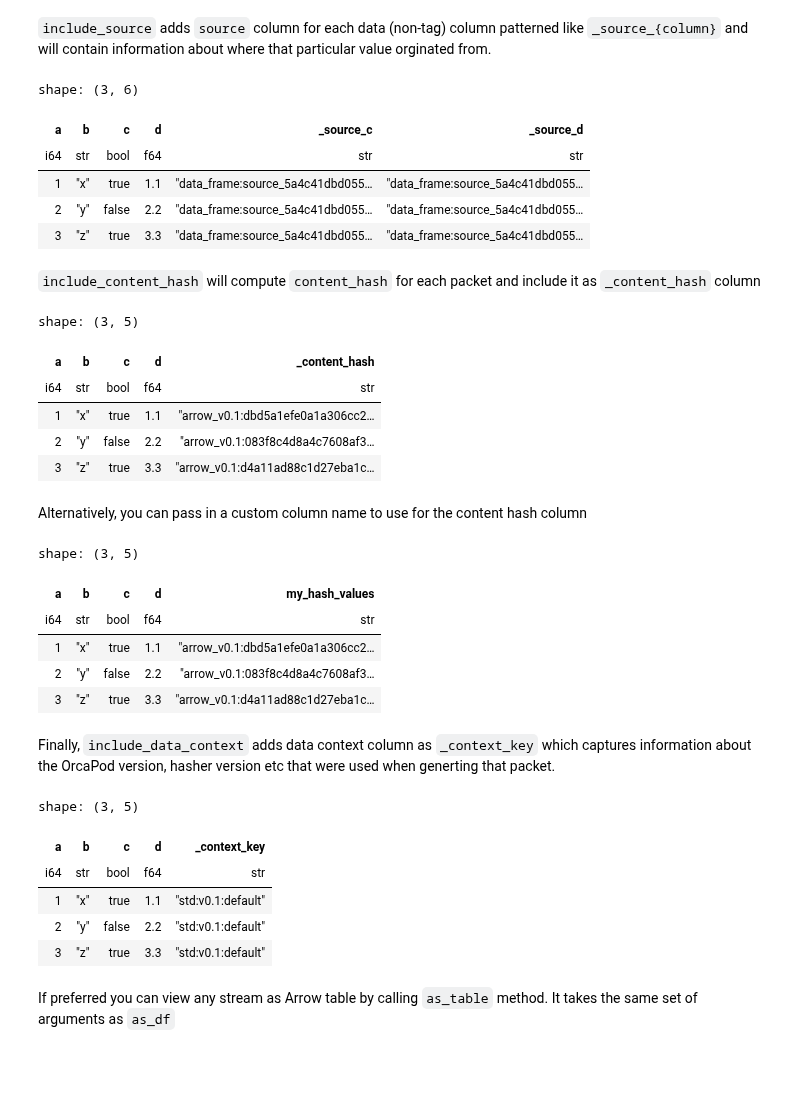
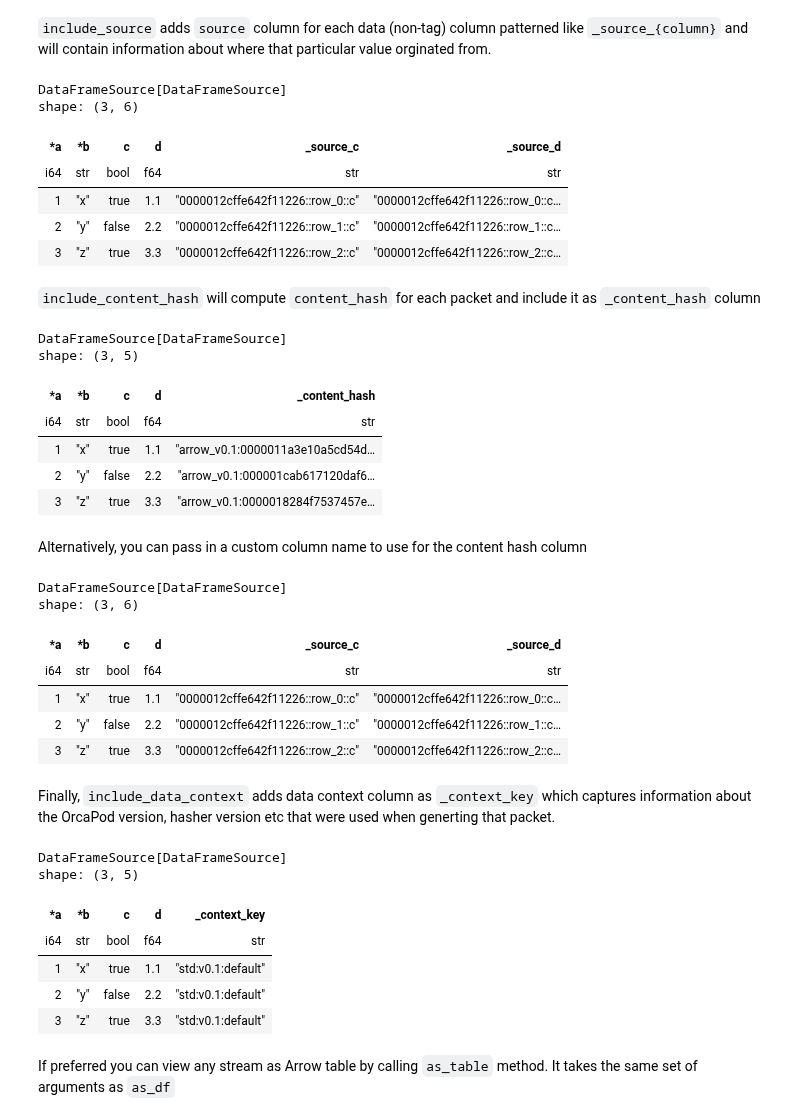
Before and after one commit to nauticalab/orcapod-python, a Jupyter notebook: notebooks/tutorials/01_introduction_to_orcapod.ipynb, the cells around one changed output. Drawn from its saved outputs; the diff is of its cells as text; code cells hidden in the pictures; blank space fills up the shorter version.

```diff
--- a/notebooks/tutorials/01_introduction_to_orcapod.ipynb
+++ b/notebooks/tutorials/01_introduction_to_orcapod.ipynb
@@ -73,43 +71,47 @@ Optionally, you can pass in arguments to `as_df` to have system columns included
 # %% [markdown]
 `include_source` adds `source` column for each data (non-tag) column patterned like `_source_{column}` and will contain information about where that particular value orginated from.
 # %%
-stream.as_df(include_source=True)
+stream.view(columns={"source":True})
 # %% [output]
+DataFrameSource[DataFrameSource]
 shape: (3, 6)
-| a | b | c | d | _source_c | _source_d |
+| *a | *b | c | d | _source_c | _source_d |
 | i64 | str | bool | f64 | str | str |
-| 1 | "x" | true | 1.1 | "data_frame:source_5a4c41dbd055… | "data_frame:source_5a4c41dbd055… |
-| 2 | "y" | false | 2.2 | "data_frame:source_5a4c41dbd055… | "data_frame:source_5a4c41dbd055… |
-| 3 | "z" | true | 3.3 | "data_frame:source_5a4c41dbd055… | "data_frame:source_5a4c41dbd055… |
+| 1 | "x" | true | 1.1 | "0000012cffe642f11226::row_0::c" | "0000012cffe642f11226::row_0::c… |
+| 2 | "y" | false | 2.2 | "0000012cffe642f11226::row_1::c" | "0000012cffe642f11226::row_1::c… |
+| 3 | "z" | true | 3.3 | "0000012cffe642f11226::row_2::c" | "0000012cffe642f11226::row_2::c… |
 # %% [markdown]
 `include_content_hash` will compute `content_hash` for each packet and include it as `_content_hash` column
 # %%
-stream.as_df(include_content_hash=True)
+stream.view(columns={"content_hash":True})
 # %% [output]
+DataFrameSource[DataFrameSource]
 shape: (3, 5)
-| a | b | c | d | _content_hash |
+| *a | *b | c | d | _content_hash |
 | i64 | str | bool | f64 | str |
-| 1 | "x" | true | 1.1 | "arrow_v0.1:dbd5a1efe0a1a306cc2… |
-| 2 | "y" | false | 2.2 | "arrow_v0.1:083f8c4d8a4c7608af3… |
-| 3 | "z" | true | 3.3 | "arrow_v0.1:d4a11ad88c1d27eba1c… |
+| 1 | "x" | true | 1.1 | "arrow_v0.1:0000011a3e10a5cd54d… |
+| 2 | "y" | false | 2.2 | "arrow_v0.1:000001cab617120daf6… |
+| 3 | "z" | true | 3.3 | "arrow_v0.1:0000018284f7537457e… |
 # %% [markdown]
 Alternatively, you can pass in a custom column name to use for the content hash column
 # %%
-stream.as_df(include_content_hash="my_hash_values")
+stream.view(columns={"source":"my_hash_values"})
 # %% [output]
-shape: (3, 5)
+DataFrameSource[DataFrameSource]
+shape: (3, 6)
-| a | b | c | d | my_hash_values |
-| i64 | str | bool | f64 | str |
-| 1 | "x" | true | 1.1 | "arrow_v0.1:dbd5a1efe0a1a306cc2… |
-| 2 | "y" | false | 2.2 | "arrow_v0.1:083f8c4d8a4c7608af3… |
-| 3 | "z" | true | 3.3 | "arrow_v0.1:d4a11ad88c1d27eba1c… |
+| *a | *b | c | d | _source_c | _source_d |
+| i64 | str | bool | f64 | str | str |
+| 1 | "x" | true | 1.1 | "0000012cffe642f11226::row_0::c" | "0000012cffe642f11226::row_0::c… |
+| 2 | "y" | false | 2.2 | "0000012cffe642f11226::row_1::c" | "0000012cffe642f11226::row_1::c… |
+| 3 | "z" | true | 3.3 | "0000012cffe642f11226::row_2::c" | "0000012cffe642f11226::row_2::c… |
 # %% [markdown]
 Finally, `include_data_context` adds data context column as `_context_key` which captures information about the OrcaPod version, hasher version etc that were used when generting that packet.
 # %%
-stream.as_df(include_data_context=True)
+stream.view(columns={"context":True})
 # %% [output]
+DataFrameSource[DataFrameSource]
 shape: (3, 5)
-| a | b | c | d | _context_key |
+| *a | *b | c | d | _context_key |
 | i64 | str | bool | f64 | str |
 | 1 | "x" | true | 1.1 | "std:v0.1:default" |
 | 2 | "y" | false | 2.2 | "std:v0.1:default" |
```
Also changed, not shown: parts of 35 cells of this notebook, 1 other file.
